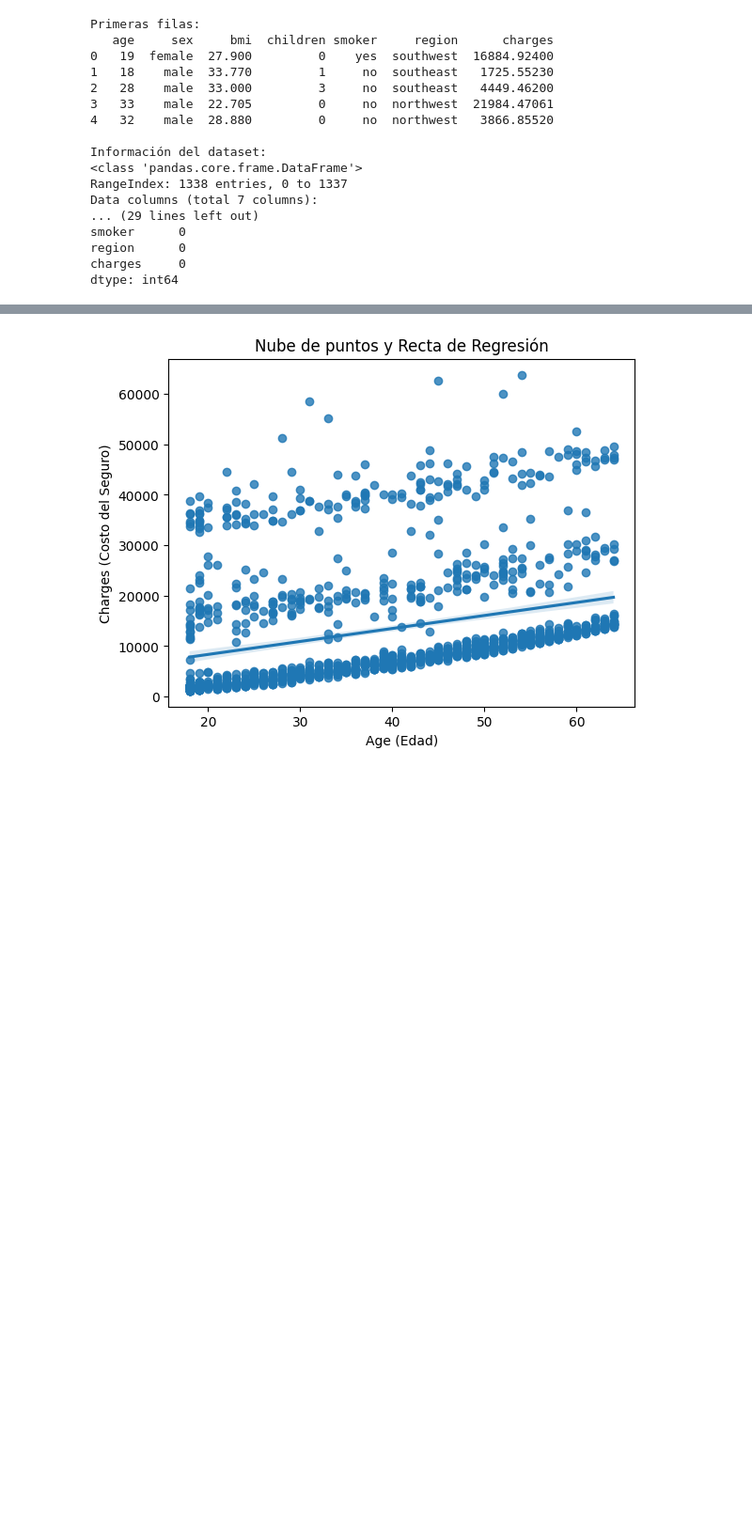
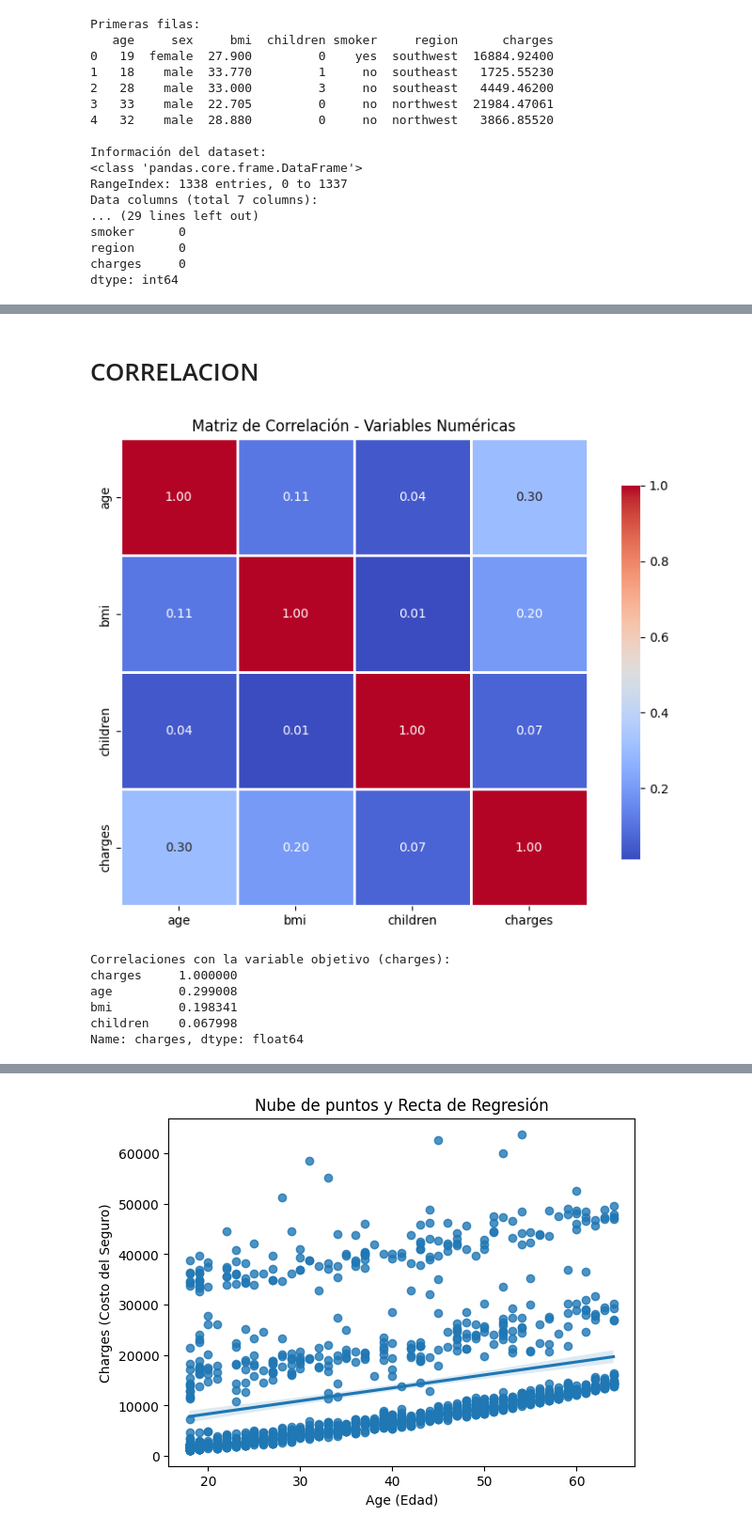
Before and after one commit to 4GeeksAcademy/palomagondim-intro-ml, a Jupyter notebook: src/02-regression.ipynb, the cells around one changed output, grey strips where cells are left out. Shown at 94% size. Saved outputs shown, nothing was run; the diff lists cells and outputs as text; code cells hidden in the pictures; blank space fills up the shorter version.

```diff
--- a/src/02-regression.ipynb
+++ b/src/02-regression.ipynb
@@ -41,0 +151,26 @@ dtype: int64
+# %% [markdown]
+# CORRELACION
+# %%
+# Crear dataset numérico para correlación
+df_numeric = df[['age', 'bmi', 'children', 'charges']].copy()
+
+# Matriz de correlación
+correlation_matrix = df_numeric.corr()
+
+plt.figure(figsize=(8, 6))
+sns.heatmap(correlation_matrix, annot=True, fmt='.2f', cmap='coolwarm',
+            square=True, linewidths=1, cbar_kws={"shrink": 0.8})
+plt.title('Matriz de Correlación - Variables Numéricas')
+plt.tight_layout()
+plt.show()
+
+print("\nCorrelaciones con la variable objetivo (charges):")
+print(correlation_matrix['charges'].sort_values(ascending=False))
+# %% [output]
+[figure, added]
+Correlaciones con la variable objetivo (charges):
+charges     1.000000
+age         0.299008
+bmi         0.198341
+children    0.067998
+Name: charges, dtype: float64
```
Also changed, not shown: parts of 12 cells of this notebook.
